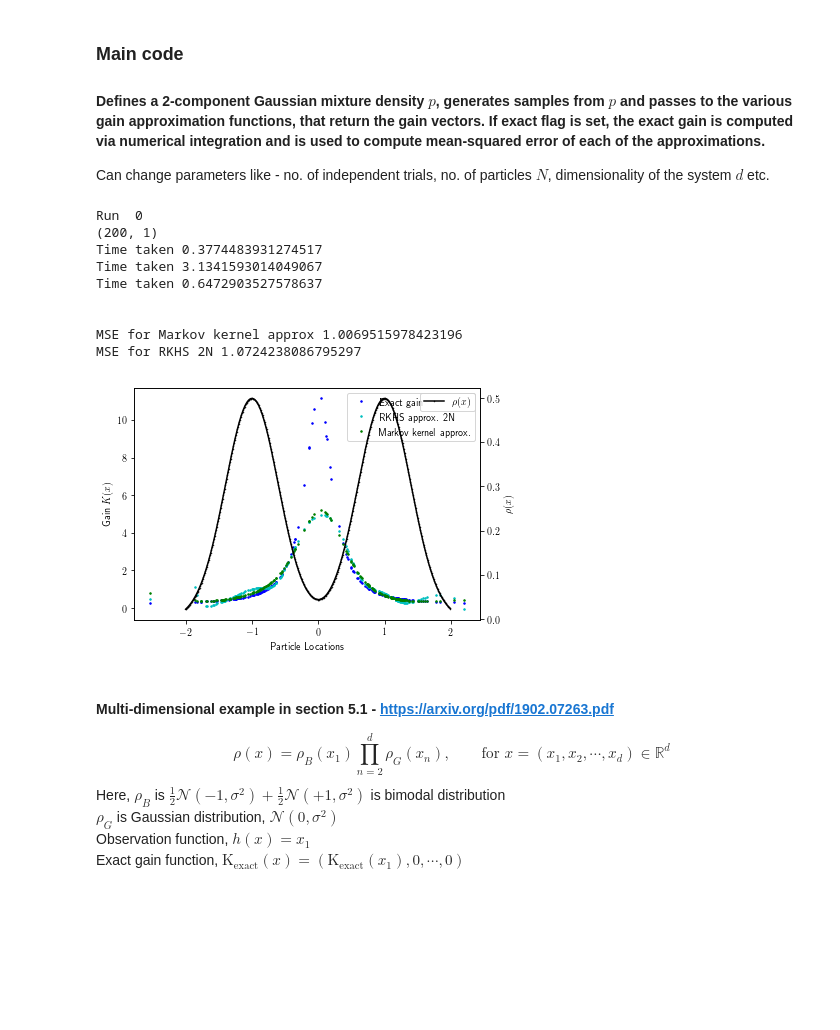
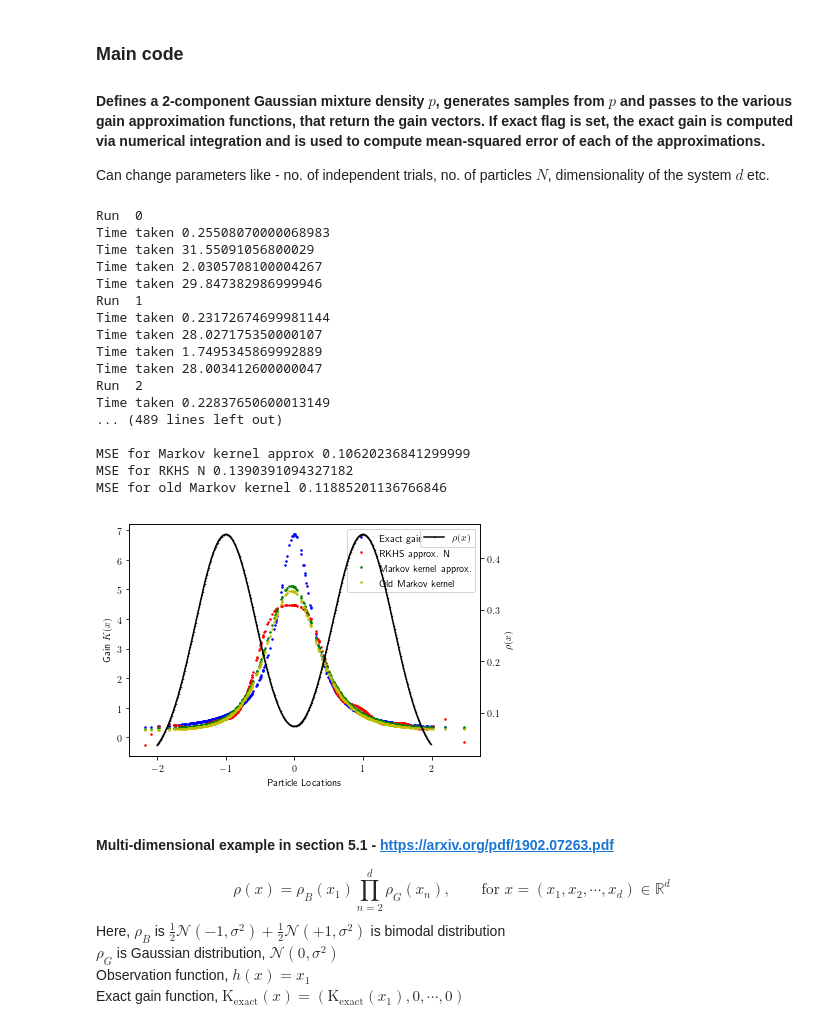
Before and after one commit to a4anandr/FPF-code, a Jupyter notebook: Python Code/FPF_main.ipynb, the cells around one changed output. Drawn from its saved outputs; the diff is of its cells as text; code cells hidden in the pictures; blank space fills up the shorter version.

Commit message:
Successful implementation of the gain approximation codes for d = 2,3. Also obtained results from 100 independent trials for d = 1

```diff
--- a/Python Code/FPF_main.ipynb
+++ b/Python Code/FPF_main.ipynb
@@ -262,13 +262,13 @@ Based on the Markov semigroup approximation method in https://arxiv.org/pdf/1902
 def gain_coif(Xi, C, epsilon, Phi, diag = 0):
     start = timer()
 
-    N = len(Xi)
+    N,dim = Xi.shape
     k = np.zeros((N,N))
-    K = np.zeros(N)
+    K = np.zeros((N,dim))
     d = np.zeros(N)
     T = np.zeros((N,N))
     Phi = np.zeros(N)
-    sum_term = np.zeros(N)
+    sum_term = np.zeros((N,dim))
     max_diff = 1
 
     No_iterations = 50000
@@ -292,9 +292,9 @@ def gain_coif(Xi, C, epsilon, Phi, diag = 0):
     r = Phi + epsilon * np.concatenate(C)
     for i in range(N):
         sum_term[i] = np.dot( T[i,:], r)
-        K[i] = 0
+        K[i,:] = np.zeros(dim)
         for j in range(N):
-            K[i] = K[i] + (1/ (2 * epsilon)) * T[i,j] * (r[j] - sum_term[i]) * Xi[j]
+            K[i,:] = K[i,:] + (1/ (2 * epsilon)) * T[i,j] * (r[j] - sum_term[i]) * Xi[j,:]
     if diag == 1:
         plt.figure()
         plt.plot(Xi, g[1,:], 'r*')
@@ -310,13 +310,13 @@ Slightly older version of Markov kernel approximation - from https://ieeexplore.
 def gain_coif_old(Xi, C, epsilon, Phi, diag = 0):
     start = timer()
 
-    N = len(Xi)
+    N,dim = Xi.shape
     k = np.zeros((N,N))
-    K = np.zeros(N)
+    K = np.zeros((N,dim))
     d = np.zeros(N)
     T = np.zeros((N,N))
     Phi = np.zeros(N)
-    sum_term = np.zeros(N)
+    sum_term = np.zeros((N,dim))
     max_diff = 1
 
     No_iterations = 50000
@@ -336,10 +336,10 @@ def gain_coif_old(Xi, C, epsilon, Phi, diag = 0):
         iterations += 1
 
     for i in range(N):
-        sum_term[i] = np.dot( T[i,:], Xi)
-        K[i] = 0
+        sum_term[i,:] = np.dot( T[i,:], Xi)
+        K[i,:] = np.zeros(dim)
         for j in range(N):
-            K[i] = K[i] + (1/ (2 * epsilon)) * T[i,j] * Phi[j,] * (Xi[j] - sum_term[i])
+            K[i,:] = K[i,:] + (1/ (2 * epsilon)) * T[i,j] * Phi[j,] * (Xi[j,:] - sum_term[i,:])
 
     if diag == 1:
         plt.figure()
@@ -418,22 +418,22 @@ if __name__ == '__main__':
     ## Flags to be set to choose which methods to compare
     exact  = 1      # Computes the exact gain and plots
     coif   = 1      # Computes gain using Coifman kernel method
-    rkhs_N = 0      # Computes gain using subspace of RKHS
-    rkhs_2N= 1      # Computes optimal gain using RKHS
+    rkhs_N = 1      # Computes gain using subspace of RKHS
+    rkhs_2N= 0      # Computes optimal gain using RKHS
     om     = 0      # Computes gain using RKHS enforcing constant gain constraint
     memory = 0      # Computes gain using RKHS with a memory parameter for previous gain
     om_mem = 0      # Computes gain using const gain approx and a memory parameter for previous gain
 
-    coif_old = 0   # Computes old implementation of Coifman kernel approx.
+    coif_old = 1   # Computes old implementation of Coifman kernel approx.
     const  = 0      # Computes the constant gain approximation
     kalman = 0      # Runs Kalman Filter for comparison
     sis    = 0      # Runs Sequential Importance Sampling Particle Filter
 
     # Run parameters
-    No_runs = 1
+    No_runs = 100
 
     # FPF parameters - No. of particles
-    N = 200
+    N = 500
 
     # System parameters
     x = Symbol('x')
@@ -443,7 +443,7 @@ if __name__ == '__main__':
 
     # Parameters of the prior density p(0) - 2 component Gaussian mixture density
     m = 2      # No of components in the Gaussian mixture
-    sigma = [0.4, 0.4]
+    sigma = [0.4472, 0.4472]
     mu  = [-1, 1]
     w   = [0.5, 0.5]
     w[-1] = 1 - sum(w[:-1])
@@ -464,7 +464,6 @@ if __name__ == '__main__':
         if dim == 1:
             Xi = np.sort(Xi,kind = 'mergesort')
         C   = c_x(Xi)
-        print(C.shape)
 # To check consistency with Matlab code output - using the same samples
 #         Xi = np.loadtxt('Xi.txt')
 #         Xi = np.sort(Xi,kind = 'mergesort')
@@ -476,7 +475,8 @@ if __name__ == '__main__':
         if exact == 1:
             # c_hat = mu_eq   # True only for c = x, linear function
             # K_exact  = gain_exact(Xi, c, p)   # Manual numerical integration
-            K_exact =  gain_num_integrate(Xi, c, p)  # Uses scipy.integrate function
+            K_exact =  np.zeros((N,dim))
+            K_exact[:,0] =  gain_num_integrate(Xi, c, p)  # Uses scipy.integrate function
 
         if coif ==1:
             eps_coif = 0.1
@@ -528,41 +528,49 @@ if __name__ == '__main__':
     ### Displaying the plots
     marker_size  = 3
     plt.rc('text', usetex=True)
     fig,ax1 = plt.subplots()
     if exact == 1:
         ax1.plot(Xi, K_exact, 'b.', markersize = marker_size, label ='Exact gain')
         # ax1.plot(Xi, K_num_int, 'k^', markersize = marker_size, label ='Num int. gain')
     if rkhs_N == 1:
         ax1.plot(Xi, K_rkhs_N, 'r.', markersize = marker_size, label = 'RKHS approx. N')
     if rkhs_2N == 1:
         ax1.plot(Xi, K_rkhs_2N, 'c.', markersize = marker_size, label = 'RKHS approx. 2N')
     if coif == 1:
         ax1.plot(Xi, K_coif, 'g.', markersize = marker_size, label ='Markov kernel approx.')
     if om == 1:
         ax1.plot(Xi, K_om, 'm.', markersize = marker_size, label = 'RKHS OM')
     if coif_old == 1:
         ax1.plot(Xi, K_coif_old, 'y.', markersize = marker_size, label ='Old Markov kernel')
     ax2 =ax1.twinx()
     ax2.plot(np.arange(-2,2,0.01), p_vec(np.arange(-2,2,0.01)),'k.-', markersize =1, label = r'$\rho(x)$')
     ax2.set_ylabel(r'$\rho(x)$')
     ax2.legend(loc=1)
     ax1.set_xlabel('Particle Locations')
     ax1.set_ylabel('Gain $K(x)$')
     ax1.legend()
     plt.xticks(rotation = 45)
     plt.tight_layout()
     plt.show()
 # %% [output]
 Run  0
-(200, 1)
-Time taken 0.3774483931274517
-Time taken 3.1341593014049067
-Time taken 0.6472903527578637
+Time taken 0.25508070000068983
+Time taken 31.55091056800029
+Time taken 2.0305708100004267
+Time taken 29.847382986999946
+Run  1
+Time taken 0.23172674699981144
+Time taken 28.027175350000107
+Time taken 1.7495345869992889
+Time taken 28.003412600000047
+Run  2
+Time taken 0.22837650600013149
+... (489 lines left out)
 
-
-MSE for Markov kernel approx 1.0069515978423196
-MSE for RKHS 2N 1.0724238086795297
+MSE for Markov kernel approx 0.10620236841299999
+MSE for RKHS N 0.1390391094327182
+MSE for old Markov kernel 0.11885201136766846
-[figure, old version]
+[figure, new version]
 # %% [markdown]
 #### Multi-dimensional example in section 5.1  - https://arxiv.org/pdf/1902.07263.pdf
 \begin{equation}
```
Also changed, not shown: parts of 3 cells of this notebook.
